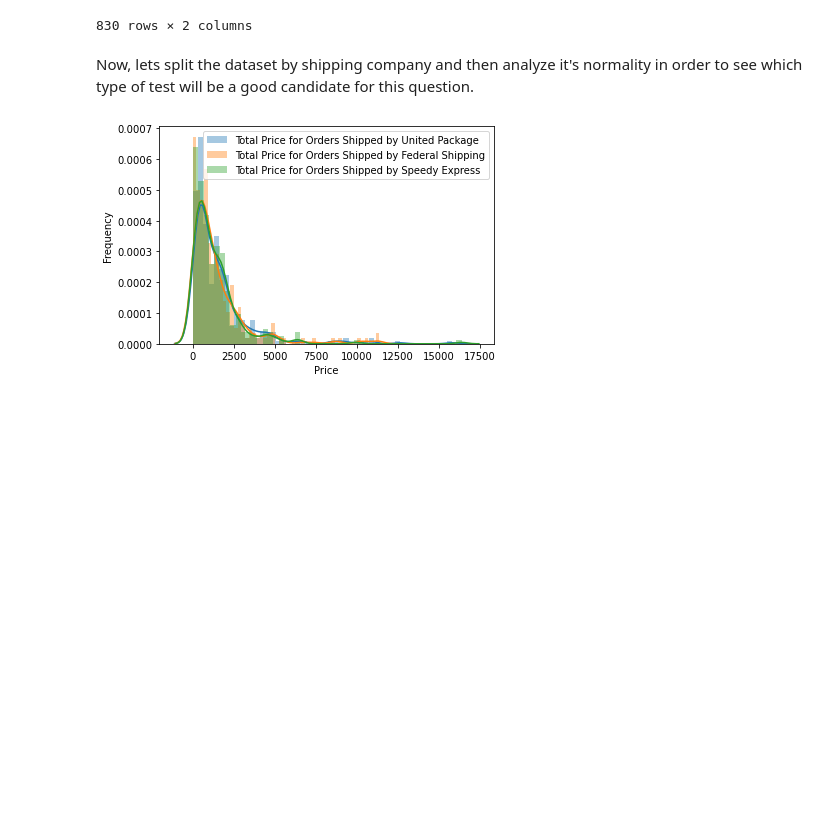
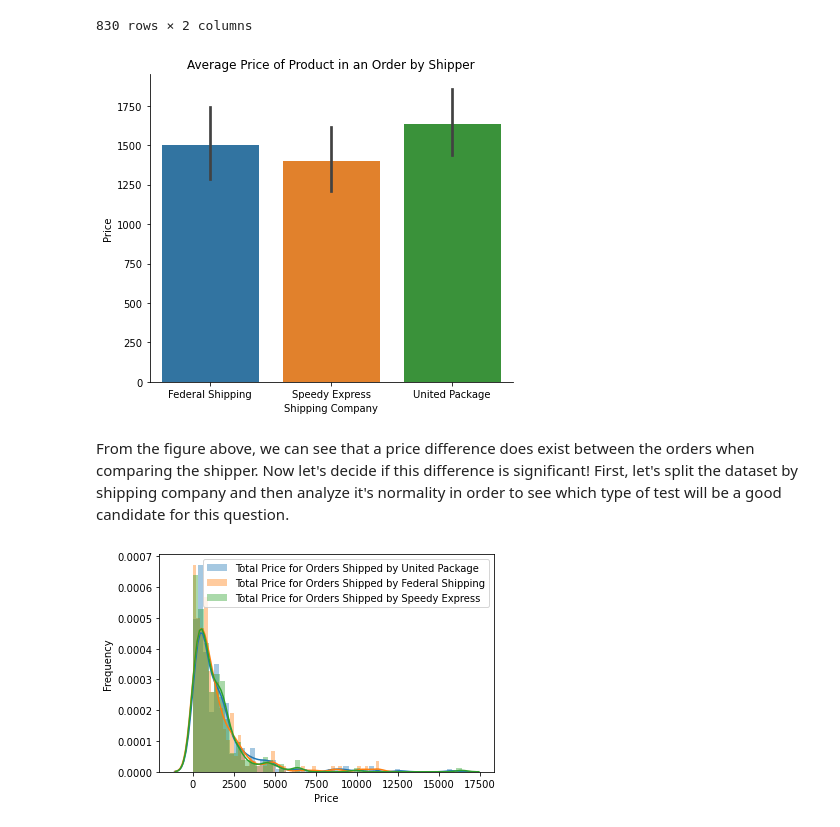
Before and after one commit to k1994a/dsc-mod-3-project-online-ds-sp-000, a Jupyter notebook: student.ipynb, the cells around one changed output. Cells and saved outputs as stored; diff of their text form; code cells hidden in the pictures; blank space fills up the shorter version.

```diff
--- a/student.ipynb
+++ b/student.ipynb
@@ -509,7 +487,8 @@ The hypotheses for this question are as follows:
 
 For now we will set $\alpha = 0.05$. Now we get to test this hypothesis! To do this let's first extract the total_price per order and the respective shipping company for said order.
 # %%
-df_ship = pd.read_sql_query("""SELECT Shipper.CompanyName as Shipper, SUM(Quantity * UnitPrice * (1 - Discount)) AS Total_price FROM Orderdetail
+df_ship = pd.read_sql_query("""SELECT Shipper.CompanyName as Shipper,
+                        SUM(Quantity * UnitPrice * (1 - Discount)) AS Total_price FROM Orderdetail
                         JOIN [Order] ON OrderDetail.OrderID = [ORDER].ID
                         JOIN Shipper ON [Order].ShipVia = Shipper.ID
                         GROUP BY OrderId;""", conn)
@@ -528,8 +507,18 @@ df_ship
 | 828 | United Package | 792.7500 |
 | 829 | United Package | 1255.7205 |
 830 rows × 2 columns
+# %%
+sns.catplot(x = 'Shipper', y = 'Total_price', kind = 'bar', data = df_ship,height=5, aspect=1.2)
+plt.xticks(rotation = 0)
+plt.ylabel('Price')
+plt.xlabel('Shipping Company')
+plt.title('Average Price of Product in an Order by Shipper')
+plt.savefig('q3_price.jpg', bbox_inches='tight')
+plt.show()
+# %% [output]
+[figure, added]
 # %% [markdown]
-Now, lets split the dataset by shipping company and then analyze it's normality in order to see which type of test will be a good candidate for this question.
+From the figure above, we can see that a price difference does exist between the orders when comparing the shipper. Now let's decide if this difference is significant! First, let's split the dataset by shipping company and then analyze it's normality in order to see which type of test will be a good candidate for this question.
 # %%
 df_united = df_ship[df_ship.Shipper == 'United Package']
 df_federal = df_ship[df_ship.Shipper == 'Federal Shipping']
```
Also changed, not shown: parts of 23 cells of this notebook, 11 other files.
